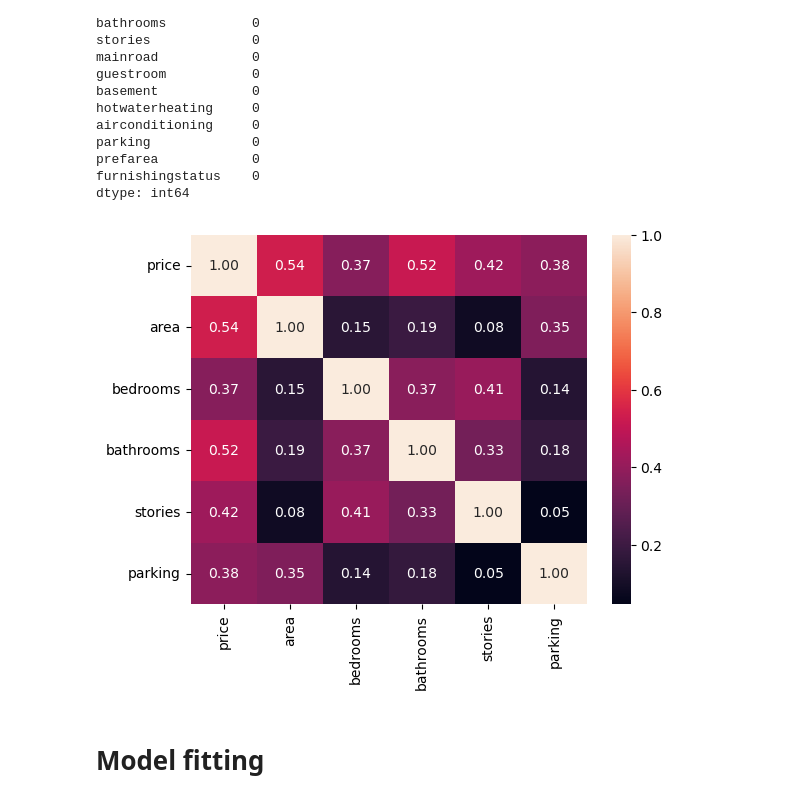
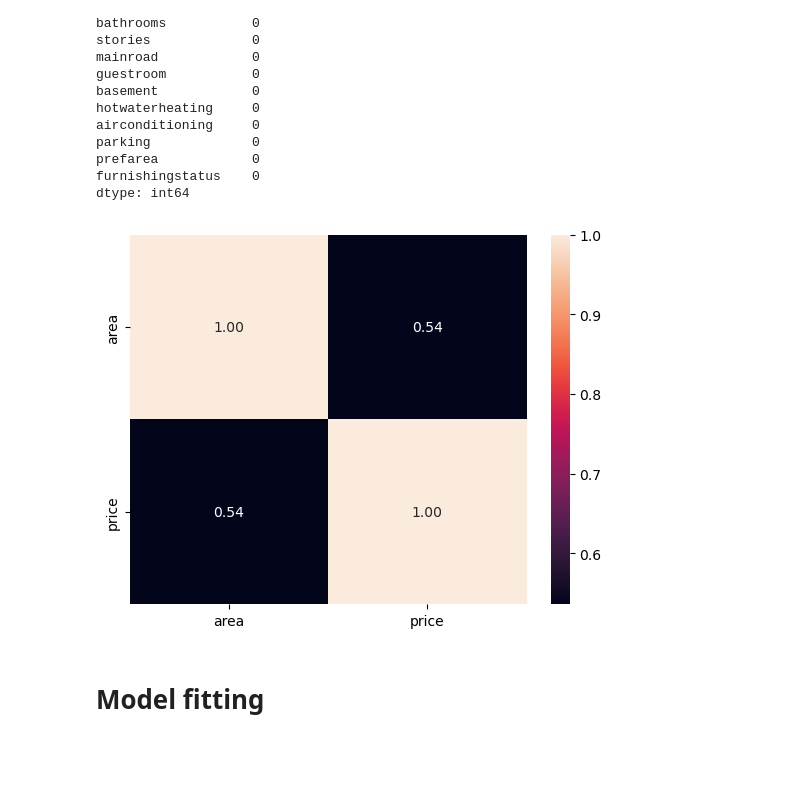
Before and after one commit to AshvittaS/House-Price-prediction, a Jupyter notebook: house-Price.ipynb, the cells around one changed output. Cells and saved outputs as stored; diff of their text form; code cells hidden in the pictures; blank space fills up the shorter version.

```diff
--- a/house-Price.ipynb
+++ b/house-Price.ipynb
@@ -109,12 +109,12 @@ prefarea            0
 furnishingstatus    0
 dtype: int64
 # %%
-num=df.select_dtypes('int')
+num=df[['area','price']]
 cor=num.corr()
 sns.heatmap(cor,annot=True,fmt='.2f')
 plt.show()
 # %% [output]
-[figure, old version]
+[figure, new version]
 # %% [markdown]
 # Model fitting
 # %%
```
Also changed, not shown: parts of 24 cells of this notebook, 2 other files.
